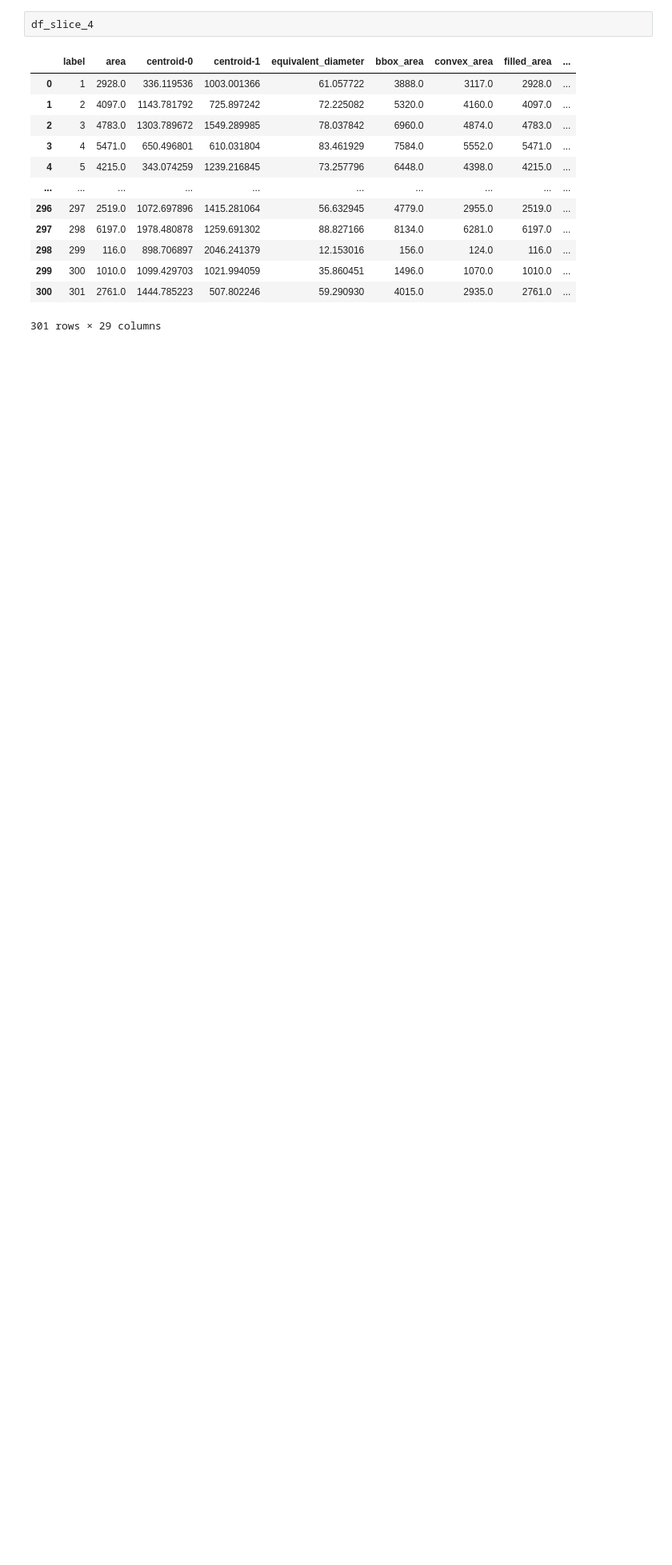
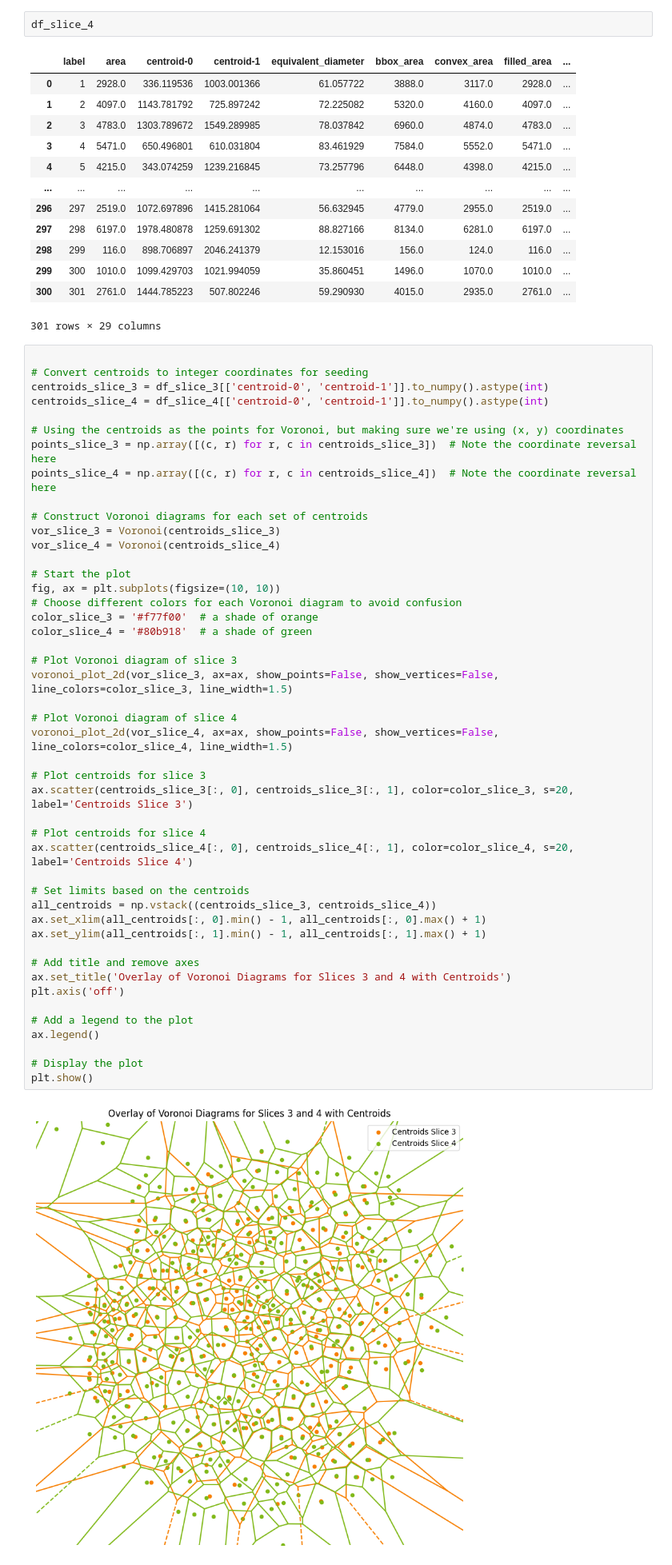
Before and after one commit to JeroFotinos/experimental_image_analysis, a Jupyter notebook: slice_3_vs_4.ipynb, the cells around one changed output. Shown at 80% size. Saved outputs shown, nothing was run; the diff lists cells and outputs as text; blank space fills up the shorter version.

Commit message:
slice 3 vs 4

```diff
--- a/slice_3_vs_4.ipynb
+++ b/slice_3_vs_4.ipynb
@@ -103,3 +103,51 @@ df_slice_4
 | 299 | 300 | 1010.0 | 1099.429703 | 1021.994059 | 35.860451 | 1496.0 | 1070.0 | 1010.0 | ... |
 | 300 | 301 | 2761.0 | 1444.785223 | 507.802246 | 59.290930 | 4015.0 | 2935.0 | 2761.0 | ... |
 301 rows × 29 columns
+# %%
+
+# Convert centroids to integer coordinates for seeding
+centroids_slice_3 = df_slice_3[['centroid-0', 'centroid-1']].to_numpy().astype(int)
+centroids_slice_4 = df_slice_4[['centroid-0', 'centroid-1']].to_numpy().astype(int)
+
+# Using the centroids as the points for Voronoi, but making sure we're using (x, y) coordinates
+points_slice_3 = np.array([(c, r) for r, c in centroids_slice_3])  # Note the coordinate reversal here
+points_slice_4 = np.array([(c, r) for r, c in centroids_slice_4])  # Note the coordinate reversal here
+
+# Construct Voronoi diagrams for each set of centroids
+vor_slice_3 = Voronoi(centroids_slice_3)
+vor_slice_4 = Voronoi(centroids_slice_4)
+
+# Start the plot
+fig, ax = plt.subplots(figsize=(10, 10))
+# Choose different colors for each Voronoi diagram to avoid confusion
+color_slice_3 = '#f77f00'  # a shade of orange
+color_slice_4 = '#80b918'  # a shade of green
+
+# Plot Voronoi diagram of slice 3
+voronoi_plot_2d(vor_slice_3, ax=ax, show_points=False, show_vertices=False, line_colors=color_slice_3, line_width=1.5)
+
+# Plot Voronoi diagram of slice 4
+voronoi_plot_2d(vor_slice_4, ax=ax, show_points=False, show_vertices=False, line_colors=color_slice_4, line_width=1.5)
+
+# Plot centroids for slice 3
+ax.scatter(centroids_slice_3[:, 0], centroids_slice_3[:, 1], color=color_slice_3, s=20, label='Centroids Slice 3')
+
+# Plot centroids for slice 4
+ax.scatter(centroids_slice_4[:, 0], centroids_slice_4[:, 1], color=color_slice_4, s=20, label='Centroids Slice 4')
+
+# Set limits based on the centroids
+all_centroids = np.vstack((centroids_slice_3, centroids_slice_4))
+ax.set_xlim(all_centroids[:, 0].min() - 1, all_centroids[:, 0].max() + 1)
+ax.set_ylim(all_centroids[:, 1].min() - 1, all_centroids[:, 1].max() + 1)
+
+# Add title and remove axes
+ax.set_title('Overlay of Voronoi Diagrams for Slices 3 and 4 with Centroids')
+plt.axis('off')
+
+# Add a legend to the plot
+ax.legend()
+
+# Display the plot
+plt.show()
+# %% [output]
+[figure, added]
```
Also changed, not shown: parts of 3 cells of this notebook, 3 other files.
